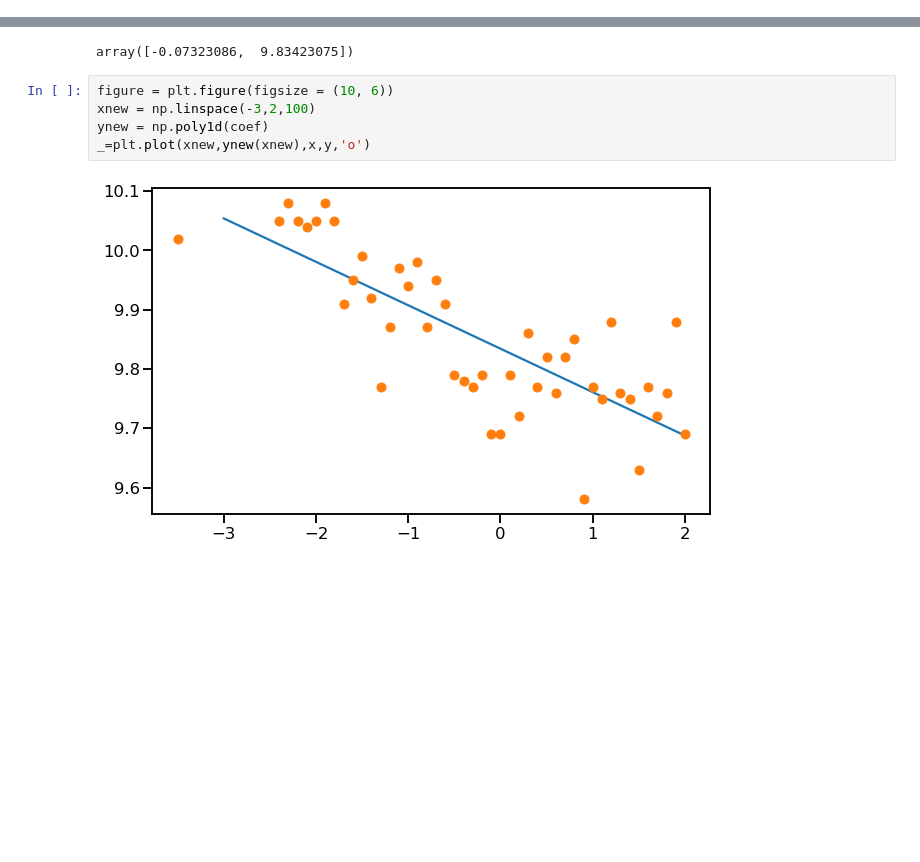
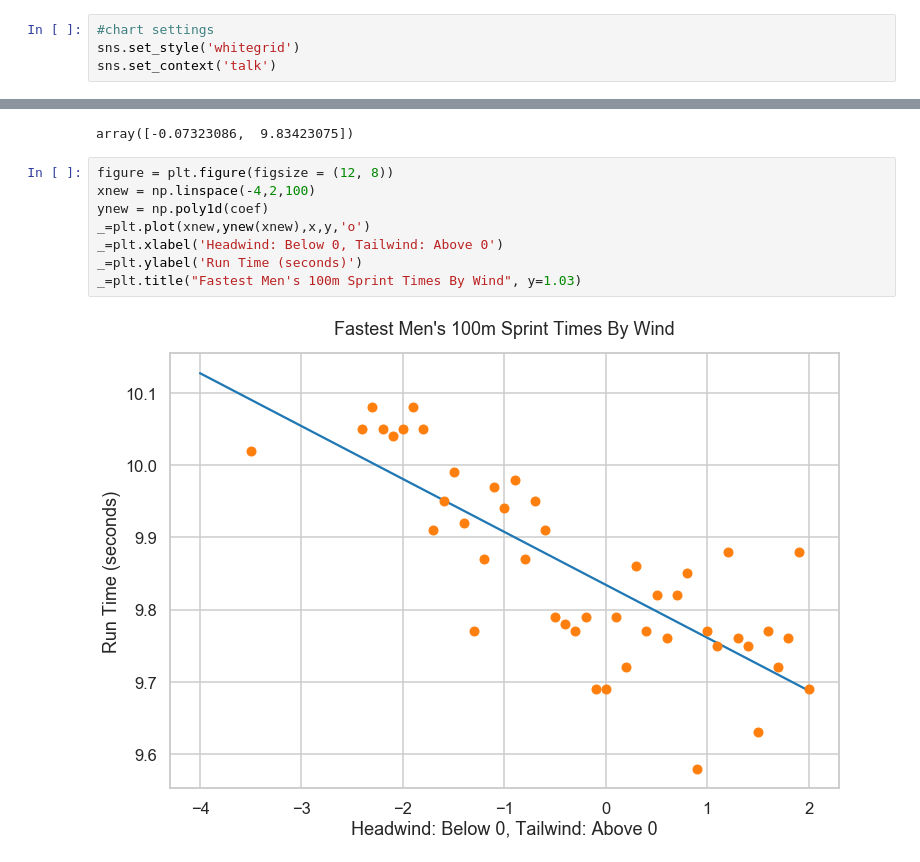
Before and after one commit to anesumasube/The-Perfect-Race, a Jupyter notebook: Tail_Wind Notebook.ipynb, the cells around one changed output, grey strips where cells are left out. Drawn from its saved outputs; the diff is of its cells as text; blank space fills up the shorter version.

```diff
--- a/Tail_Wind Notebook.ipynb
+++ b/Tail_Wind Notebook.ipynb
@@ -8,6 +9,10 @@ import seaborn as sns
 from bs4 import BeautifulSoup
 import requests
 from scipy import stats
+# %%
+#chart settings
+sns.set_style('whitegrid')
+sns.set_context('talk')
 # %%
 df=pd.read_csv('df.csv', index_col='date')
 df.head()
@@ -187,9 +193,12 @@ coef
 # %% [output]
 array([-0.07323086,  9.83423075])
 # %%
-figure = plt.figure(figsize = (10, 6))
-xnew = np.linspace(-3,2,100)
+figure = plt.figure(figsize = (12, 8))
+xnew = np.linspace(-4,2,100)
 ynew = np.poly1d(coef)
 _=plt.plot(xnew,ynew(xnew),x,y,'o')
+_=plt.xlabel('Headwind: Below 0, Tailwind: Above 0')
+_=plt.ylabel('Run Time (seconds)')
+_=plt.title("Fastest Men's 100m Sprint Times By Wind", y=1.03)
 # %% [output]
-[figure, old version]
+[figure, new version]
```
Also changed, not shown: parts of 11 cells of this notebook, 2 other files.
